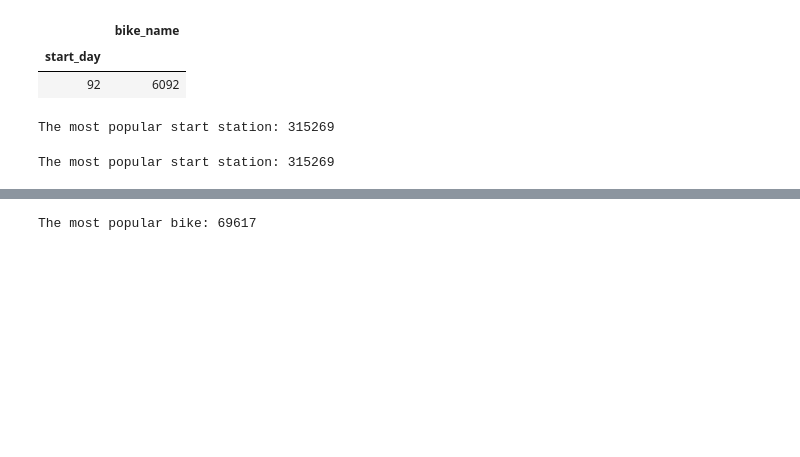
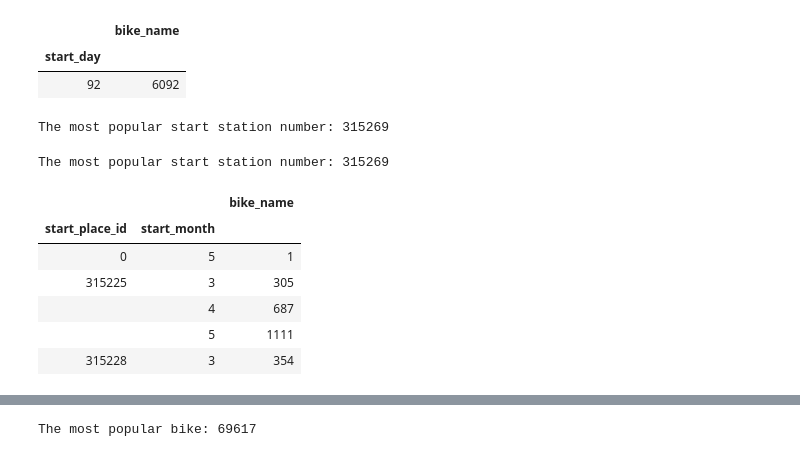
Before and after one commit to KGorczyca/City_bike_Lublin, a Jupyter notebook: PROJEKT.ipynb, the cells around one changed output, grey strips where cells are left out. Saved outputs shown, nothing was run; the diff lists cells and outputs as text; code cells hidden in the pictures; blank space fills up the shorter version.

```diff
--- a/PROJEKT.ipynb
+++ b/PROJEKT.ipynb
@@ -205,13 +207,27 @@ The most popular day: 2017-04-02
 #Most popular start station
 
 top_s_station = city_bike17['start_place_id'].value_counts().head(1).index[0]
-print(f'The most popular start station: {top_s_station}')
+
+print(f'The most popular start station number: {top_s_station}')
 # %% [output]
-The most popular start station: 315269
+The most popular start station number: 315269
 # %%
 #Most popular end station
 
 top_end_station = city_bike17['end_place_id'].value_counts().head(1).index[0]
-print(f'The most popular start station: {top_end_station}')
+
+print(f'The most popular start station number: {top_end_station}')
 # %% [output]
-The most popular start station: 315269
+The most popular start station number: 315269
+# %%
+#How many bikes depart from each station monthly?
+
+city_bike17.groupby(['start_place_id','start_month'])[['bike_name']].count().head()
+# %% [output]
+|  |  | bike_name |
+| start_place_id | start_month |  |
+| 0 | 5 | 1 |
+| 315225 | 3 | 305 |
+|  | 4 | 687 |
+|  | 5 | 1111 |
+| 315228 | 3 | 354 |
```
Also changed, not shown: parts of 17 cells of this notebook.
